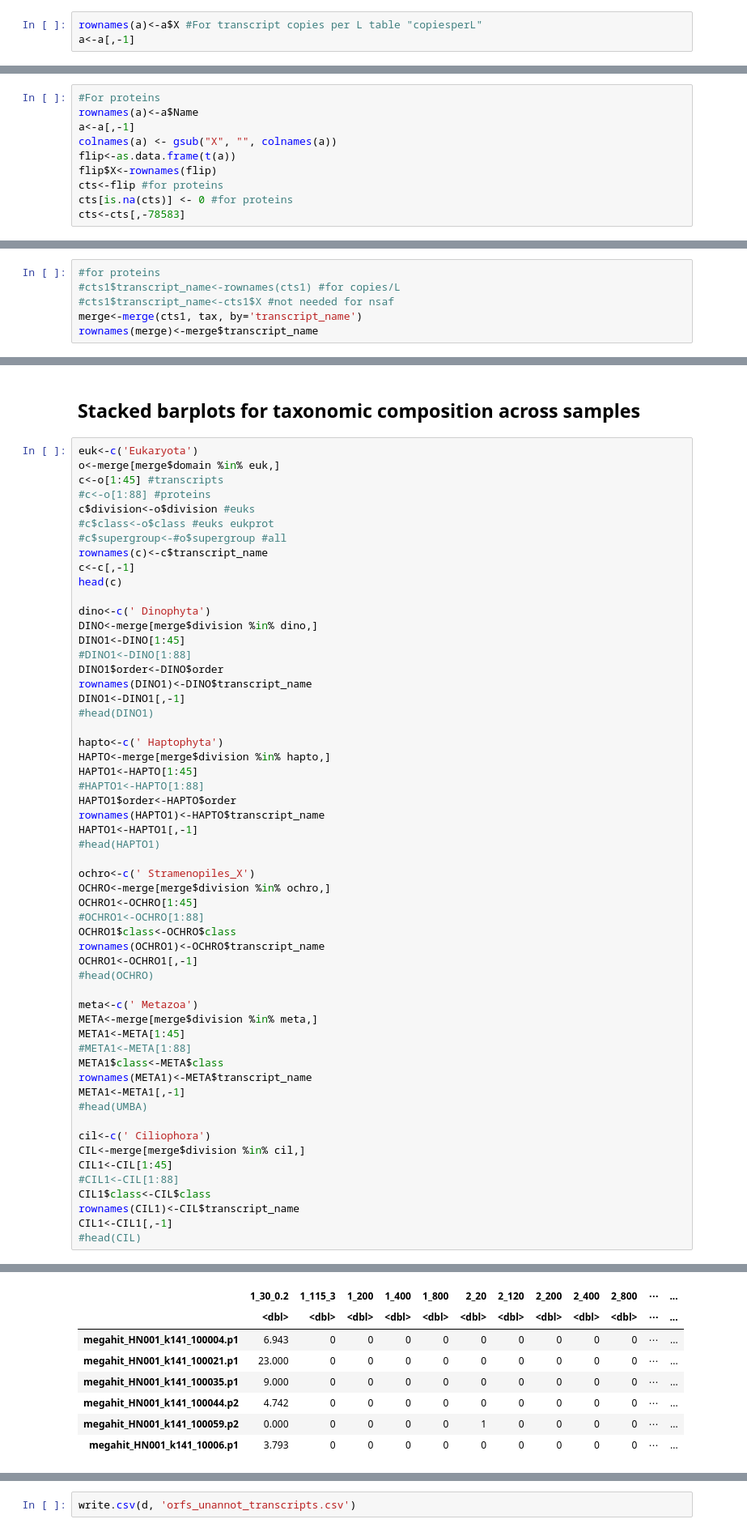
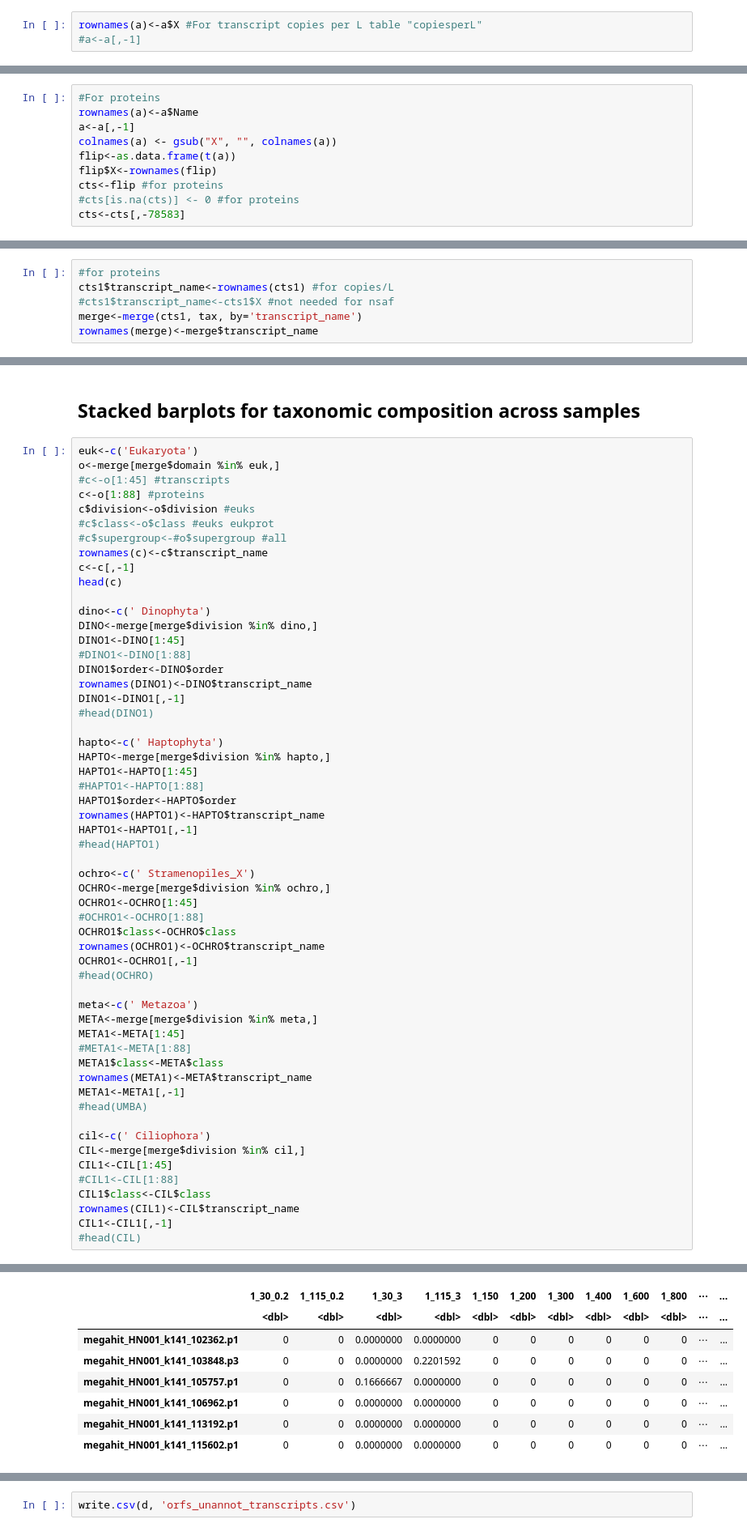
Before and after one commit to cnatalie/BATS, a Jupyter notebook: BATS_R_cleaned.ipynb, the cells around one changed output, grey strips where cells are left out. Shown at 81% size. Cells and saved outputs as stored; diff of their text form.

```diff
--- a/BATS_R_cleaned.ipynb
+++ b/BATS_R_cleaned.ipynb
@@ -10,7 +11,7 @@ a<-read.csv('SamplesViewReportCLIO_AE1913merged_trans210506_updated220606exclusi
 #a<-read.table('/vortexfs1/omics/saito/BATS2019-clio-metaT/eukrhythmic_output/salmon_mega_merge/raw_individual/table.tab',header=T,stringsAsFactors=F,sep=' ') #raw counts, reads mapped to full assembly
 # %%
 rownames(a)<-a$X #For transcript copies per L table "copiesperL"
-a<-a[,-1]
+#a<-a[,-1]
 # %%
 #For transcripts
 rownames(a)<-a$Name #for TPM and raw transcript counts
@@ -48,7 +49,7 @@ colnames(a) <- gsub("X", "", colnames(a))
 flip<-as.data.frame(t(a))
 flip$X<-rownames(flip)
 cts<-flip #for proteins
-cts[is.na(cts)] <- 0 #for proteins
+#cts[is.na(cts)] <- 0 #for proteins
 cts<-cts[,-78583]
 # %%
 library(dplyr)
@@ -191,7 +192,7 @@ cts1$transcript_name<-rownames(cts1)
 merge<-merge(cts1, tax, by='transcript_name')
 # %%
 #for proteins
-#cts1$transcript_name<-rownames(cts1) #for copies/L
+cts1$transcript_name<-rownames(cts1) #for copies/L
 #cts1$transcript_name<-cts1$X #not needed for nsaf
 merge<-merge(cts1, tax, by='transcript_name')
 rownames(merge)<-merge$transcript_name
@@ -302,8 +303,8 @@ ggplot(d, aes(x = Fasta, y = n, fill = supergroup))+
 # %%
 euk<-c('Eukaryota')
 o<-merge[merge$domain %in% euk,]
-c<-o[1:45] #transcripts
-#c<-o[1:88] #proteins
+#c<-o[1:45] #transcripts
+c<-o[1:88] #proteins
 c$division<-o$division #euks
 #c$class<-o$class #euks eukprot
 #c$supergroup<-#o$supergroup #all
@@ -360,11 +361,11 @@ A data.frame: 6 × 45
-|  | 1_30_0.2 | 1_115_3 | 1_200 | 1_400 | 1_800 | 2_20 | 2_120 | 2_200 | 2_400 | 2_800 | ⋯ | ... |
+|  | 1_30_0.2 | 1_115_0.2 | 1_30_3 | 1_115_3 | 1_150 | 1_200 | 1_300 | 1_400 | 1_600 | 1_800 | ⋯ | ... |
 |  | <dbl> | <dbl> | <dbl> | <dbl> | <dbl> | <dbl> | <dbl> | <dbl> | <dbl> | <dbl> | ⋯ | ... |
-| megahit_HN001_k141_100004.p1 | 6.943 | 0 | 0 | 0 | 0 | 0 | 0 | 0 | 0 | 0 | ⋯ | ... |
-| megahit_HN001_k141_100021.p1 | 23.000 | 0 | 0 | 0 | 0 | 0 | 0 | 0 | 0 | 0 | ⋯ | ... |
-| megahit_HN001_k141_100035.p1 | 9.000 | 0 | 0 | 0 | 0 | 0 | 0 | 0 | 0 | 0 | ⋯ | ... |
-| megahit_HN001_k141_100044.p2 | 4.742 | 0 | 0 | 0 | 0 | 0 | 0 | 0 | 0 | 0 | ⋯ | ... |
-| megahit_HN001_k141_100059.p2 | 0.000 | 0 | 0 | 0 | 0 | 1 | 0 | 0 | 0 | 0 | ⋯ | ... |
-| megahit_HN001_k141_10006.p1 | 3.793 | 0 | 0 | 0 | 0 | 0 | 0 | 0 | 0 | 0 | ⋯ | ... |
+| megahit_HN001_k141_102362.p1 | 0 | 0 | 0.0000000 | 0.0000000 | 0 | 0 | 0 | 0 | 0 | 0 | ⋯ | ... |
+| megahit_HN001_k141_103848.p3 | 0 | 0 | 0.0000000 | 0.2201592 | 0 | 0 | 0 | 0 | 0 | 0 | ⋯ | ... |
+| megahit_HN001_k141_105757.p1 | 0 | 0 | 0.1666667 | 0.0000000 | 0 | 0 | 0 | 0 | 0 | 0 | ⋯ | ... |
+| megahit_HN001_k141_106962.p1 | 0 | 0 | 0.0000000 | 0.0000000 | 0 | 0 | 0 | 0 | 0 | 0 | ⋯ | ... |
+| megahit_HN001_k141_113192.p1 | 0 | 0 | 0.0000000 | 0.0000000 | 0 | 0 | 0 | 0 | 0 | 0 | ⋯ | ... |
+| megahit_HN001_k141_115602.p1 | 0 | 0 | 0.0000000 | 0.0000000 | 0 | 0 | 0 | 0 | 0 | 0 | ⋯ | ... |
 # %%
 #For investigating unmapped reads
 #unann<-NA
```
Also changed, not shown: parts of 29 cells of this notebook, 1 other file.
